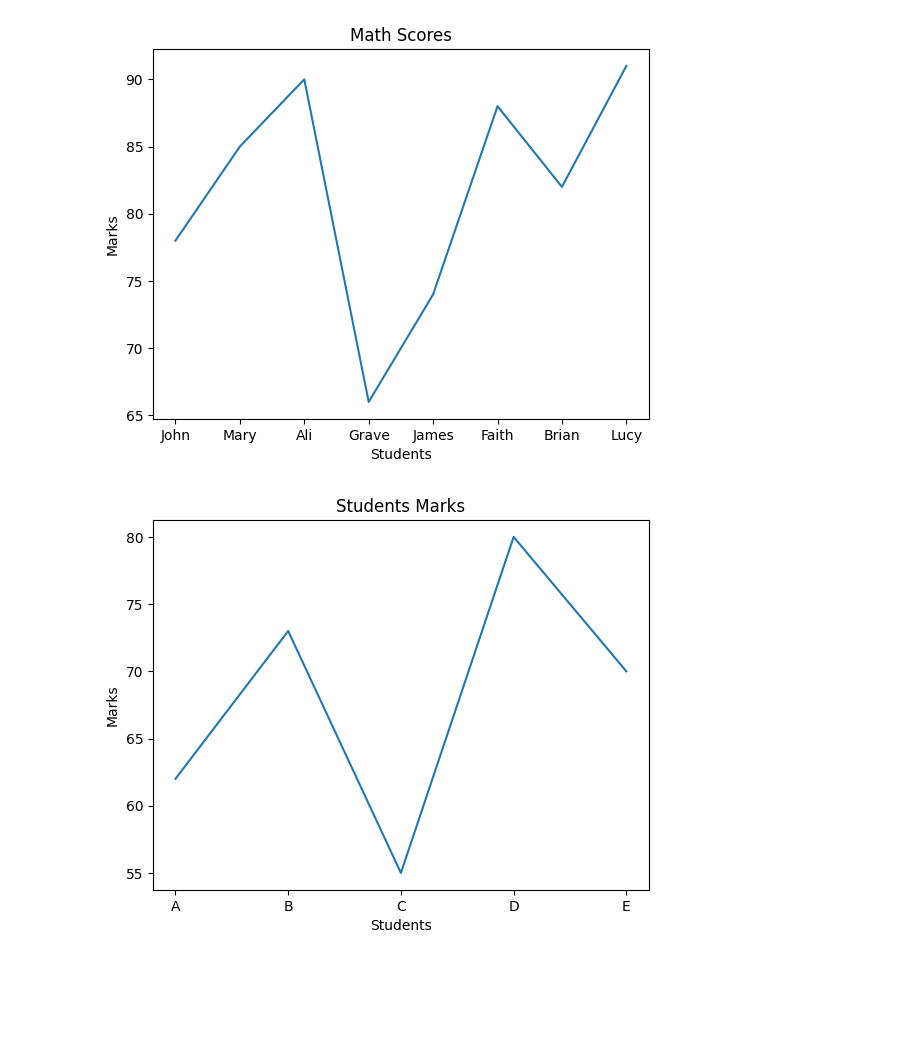
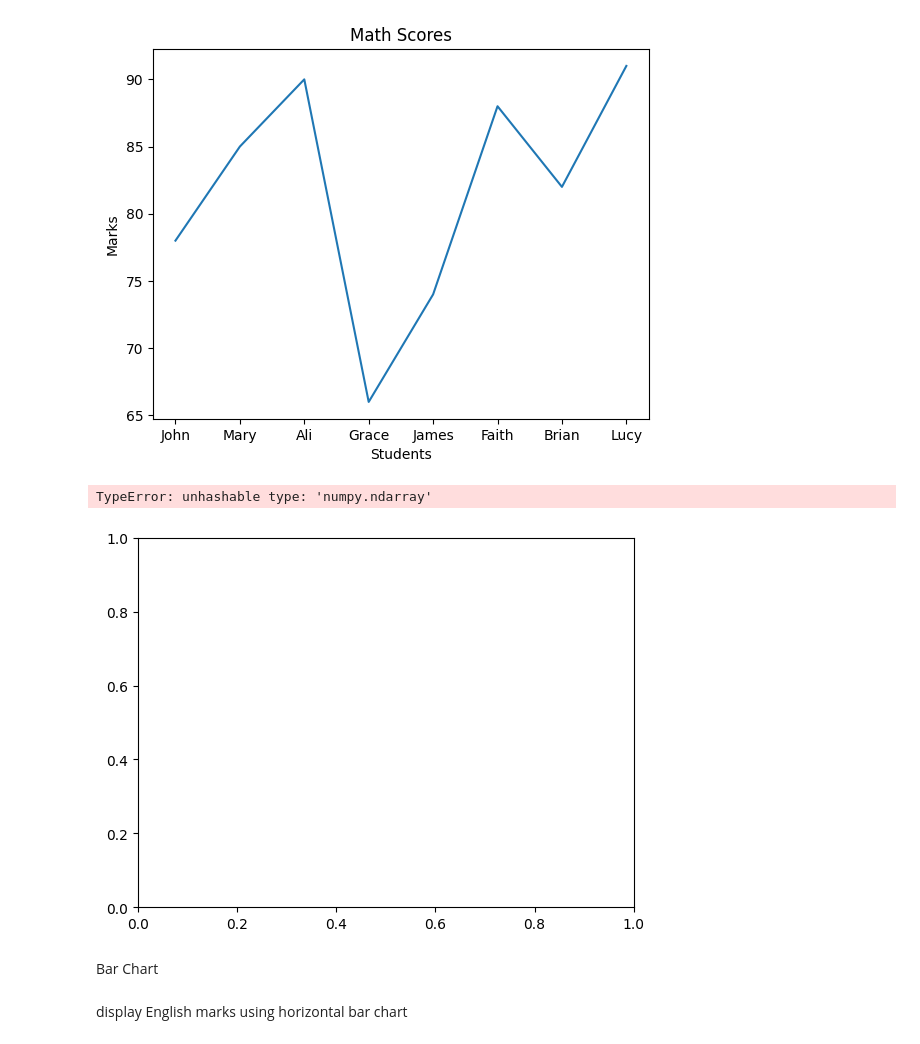
Before and after one commit to dhruviprj700-jpg/ai.portfolio, a Jupyter notebook: Untitled5.ipynb, the cells around one changed output. Cells and saved outputs as stored; diff of their text form; code cells hidden in the pictures; blank space fills up the shorter version.

```diff
--- a/Untitled5.ipynb
+++ b/Untitled5.ipynb
@@ -6,7 +6,7 @@ import matplotlib.pyplot as plt
 import pandas as pd
 # %%
 students = pd.DataFrame({
-    "students":["John", "Mary", "Ali", "Grave",
+    "students":["John", "Mary", "Ali", "Grace",
                 "James", "Faith", "Brian", "Lucy"],
     "Age":[20,21,22,20,23,21,22,20],
     "Gender":["Male", "Female", "Male", "Male",
@@ -44,12 +44,16 @@ plt.show()
 [figure]
 # %%
 import matplotlib.pyplot as plt
-students = ["A", "B", "C", "D", "E"]
-Marks = [62, 73, 55, 80, 70]
+
 plt.plot(students, Marks)
 plt.title("Students Marks")
 plt.xlabel("Students")
 plt.ylabel("Marks")
 plt.show()
 # %% [output]
+TypeError: unhashable type: 'numpy.ndarray'
-[figure, old version]
+[figure, new version]
+# %% [markdown]
+Bar Chart
+# %% [markdown]
+display English marks using horizontal bar chart
```
Also changed, not shown: parts of 12 cells of this notebook.
